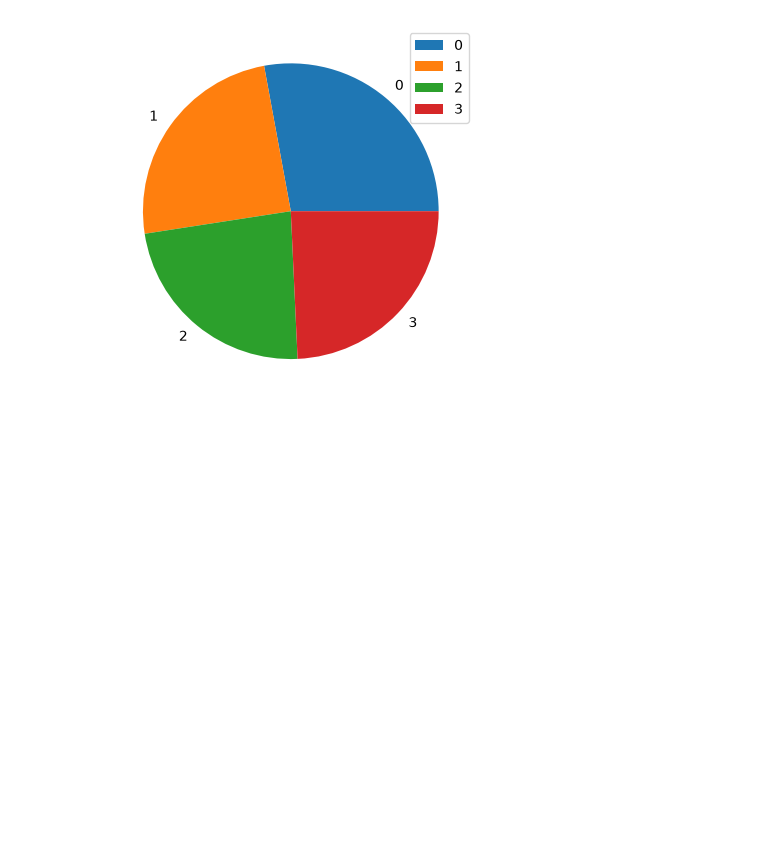
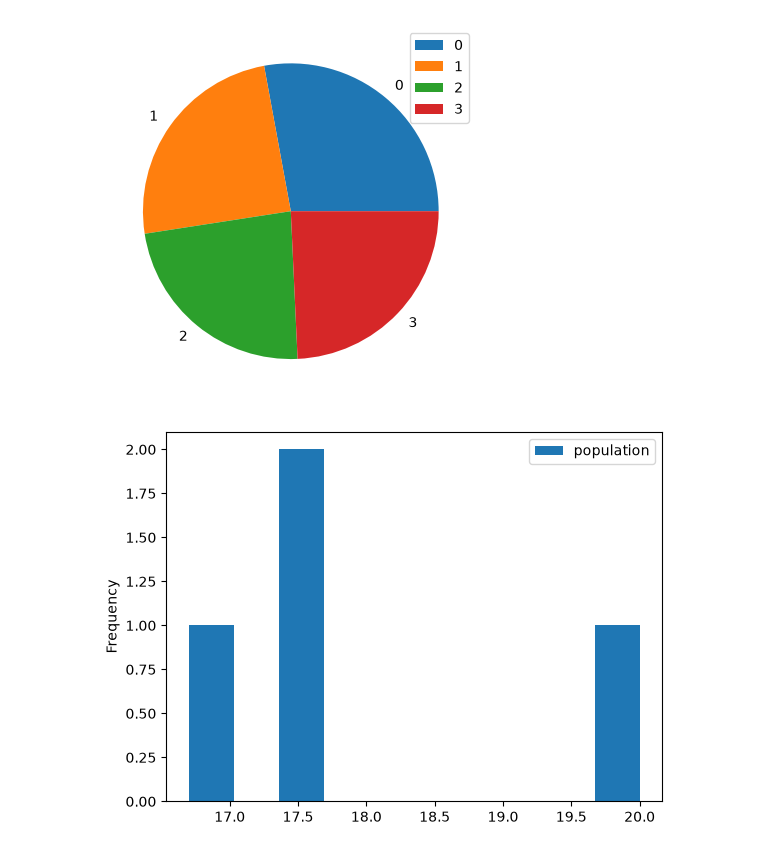
Before and after one commit to yasinmillers/pro_Ai, a Jupyter notebook: nupydemo.ipynb, the cells around one changed output. Drawn from its saved outputs; the diff is of its cells as text; code cells hidden in the pictures; blank space fills up the shorter version.

```diff
--- a/nupydemo.ipynb
+++ b/nupydemo.ipynb
@@ -396,3 +396,8 @@ df.plot(x='country', y='population', kind='pie')
 plt.show()
 # %% [output]
 [figure]
+# %%
+df.plot(x='country', y='population', kind='hist')
+plt.show()
+# %% [output]
+[figure, added]
```
